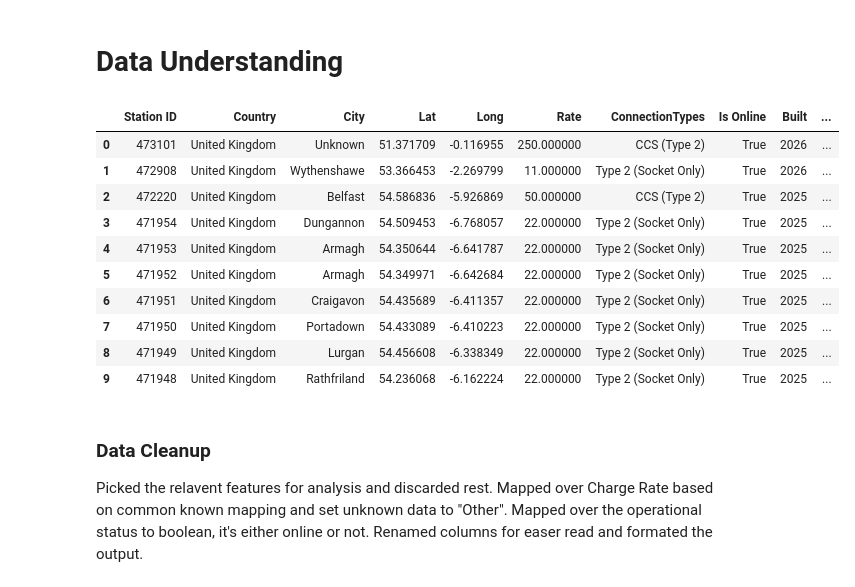
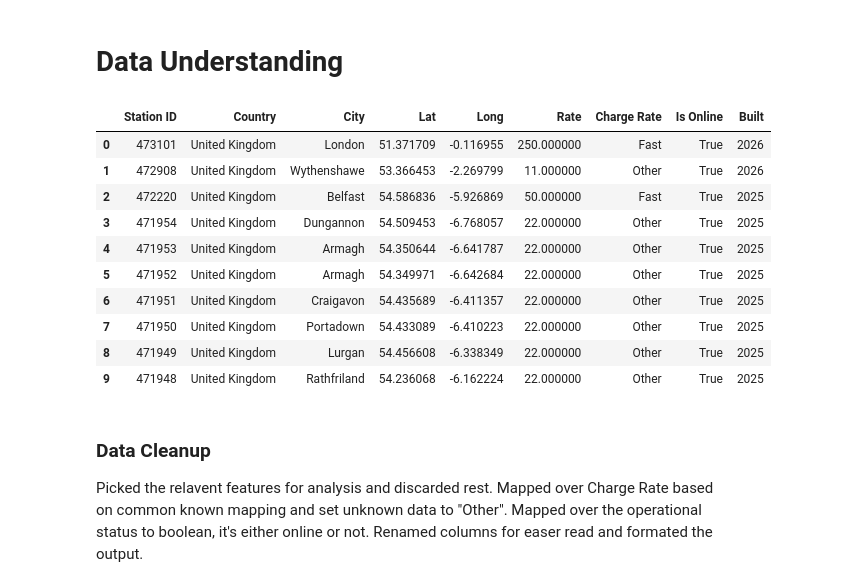
Before and after one commit to SandroJuric/Lab1CS7324, a Jupyter notebook: Lab1.ipynb, the cells around one changed output. Drawn from its saved outputs; the diff is of its cells as text; code cells hidden in the pictures.

```diff
--- a/Lab1.ipynb
+++ b/Lab1.ipynb
@@ -49,52 +49,67 @@ connection_type_map = {
 }
 
 
-
-
-dfSelect['ConnectionSpeed'] = dfSelect['ConnectionTypes'].map(connection_type_map).fillna('Unknown')
+dfSelect['ConnectionTypes'] = dfSelect['ConnectionTypes'].map(connection_type_map).fillna('Other')
 
 # remap status types to simplified categories
 status_type_map = {
     'Operational': True,
     'Under Construction': False,
     'Planned': False,
     'Temporarily Unavailable': False,
     'Removed': False
 }
 
 # convert StatusType to boolean
 dfSelect['StatusType'] = dfSelect['StatusType'].map(status_type_map).astype('bool', errors='ignore')
 
 # handle missing values for Town and Country
+
+# Impute the town using the country
+dfSelect['Town'] = dfSelect.groupby('Country')['Town'].transform(
+    lambda x: x.fillna(x.mode().iloc[0] if not x.mode().empty else x)
+)
+
+# Impute Town based on most common Town within each Country
+dfSelect['Town'] = dfSelect.groupby('Country')['Town'].transform(
+    lambda x: x.fillna(x.mode().iloc[0] if not x.mode().empty else 'Unknown')
+)
+
+# Impute City based on most common City within each Country
+dfSelect['Town'] = dfSelect.groupby('Country')['Town'].transform(
+    lambda x: x.fillna(x.mode().iloc[0] if not x.mode().empty else 'Unknown')
+)
+
+#if that doesn't work, just fallback to 'Unknown'
 dfSelect['Town'] = dfSelect['Town'].fillna('Unknown')
 dfSelect['Country'] = dfSelect['Country'].fillna('Unknown')
 
 # rename columns for clarity
 dfSelect.rename(columns={
     'Town': 'City',
     'MaxPowerKW': 'Rate',
     'YearCreated': 'Built',
-    'ConnectionSpeed': 'Charge Rate',
+    'ConnectionTypes': 'Charge Rate',
     'StatusType': 'Is Online',
     'Latitude': 'Lat',
     'Longitude': 'Long',
     'StationID':'Station ID'}, inplace=True)
 
 # format and display of the first few rows
 # used the pandas Styler for better visualization in Jupyter Notebooks https://pandas.pydata.org/docs/user_guide/style.html
 display(dfSelect.head(10).style.background_gradient(axis=None, cmap="YlGnBu"))
 # %% [output]
-|  | Station ID | Country | City | Lat | Long | Rate | ConnectionTypes | Is Online | Built | ... |
-| 0 | 473101 | United Kingdom | Unknown | 51.371709 | -0.116955 | 250.000000 | CCS (Type 2) | True | 2026 | ... |
-| 1 | 472908 | United Kingdom | Wythenshawe | 53.366453 | -2.269799 | 11.000000 | Type 2 (Socket Only) | True | 2026 | ... |
-| 2 | 472220 | United Kingdom | Belfast | 54.586836 | -5.926869 | 50.000000 | CCS (Type 2) | True | 2025 | ... |
-| 3 | 471954 | United Kingdom | Dungannon | 54.509453 | -6.768057 | 22.000000 | Type 2 (Socket Only) | True | 2025 | ... |
-| 4 | 471953 | United Kingdom | Armagh | 54.350644 | -6.641787 | 22.000000 | Type 2 (Socket Only) | True | 2025 | ... |
-| 5 | 471952 | United Kingdom | Armagh | 54.349971 | -6.642684 | 22.000000 | Type 2 (Socket Only) | True | 2025 | ... |
-| 6 | 471951 | United Kingdom | Craigavon | 54.435689 | -6.411357 | 22.000000 | Type 2 (Socket Only) | True | 2025 | ... |
-| 7 | 471950 | United Kingdom | Portadown | 54.433089 | -6.410223 | 22.000000 | Type 2 (Socket Only) | True | 2025 | ... |
-| 8 | 471949 | United Kingdom | Lurgan | 54.456608 | -6.338349 | 22.000000 | Type 2 (Socket Only) | True | 2025 | ... |
-| 9 | 471948 | United Kingdom | Rathfriland | 54.236068 | -6.162224 | 22.000000 | Type 2 (Socket Only) | True | 2025 | ... |
+|  | Station ID | Country | City | Lat | Long | Rate | Charge Rate | Is Online | Built |
+| 0 | 473101 | United Kingdom | London | 51.371709 | -0.116955 | 250.000000 | Fast | True | 2026 |
+| 1 | 472908 | United Kingdom | Wythenshawe | 53.366453 | -2.269799 | 11.000000 | Other | True | 2026 |
+| 2 | 472220 | United Kingdom | Belfast | 54.586836 | -5.926869 | 50.000000 | Fast | True | 2025 |
+| 3 | 471954 | United Kingdom | Dungannon | 54.509453 | -6.768057 | 22.000000 | Other | True | 2025 |
+| 4 | 471953 | United Kingdom | Armagh | 54.350644 | -6.641787 | 22.000000 | Other | True | 2025 |
+| 5 | 471952 | United Kingdom | Armagh | 54.349971 | -6.642684 | 22.000000 | Other | True | 2025 |
+| 6 | 471951 | United Kingdom | Craigavon | 54.435689 | -6.411357 | 22.000000 | Other | True | 2025 |
+| 7 | 471950 | United Kingdom | Portadown | 54.433089 | -6.410223 | 22.000000 | Other | True | 2025 |
+| 8 | 471949 | United Kingdom | Lurgan | 54.456608 | -6.338349 | 22.000000 | Other | True | 2025 |
+| 9 | 471948 | United Kingdom | Rathfriland | 54.236068 | -6.162224 | 22.000000 | Other | True | 2025 |
 # %% [markdown]
 ### Data Cleanup
 Picked the relavent features for analysis and discarded rest. Mapped over Charge Rate based on common known mapping and set unknown data to "Other". Mapped over the operational status to boolean, it's either online or not.  Renamed columns for easer read and formated the output.
```
Also changed, not shown: parts of 9 cells of this notebook.
